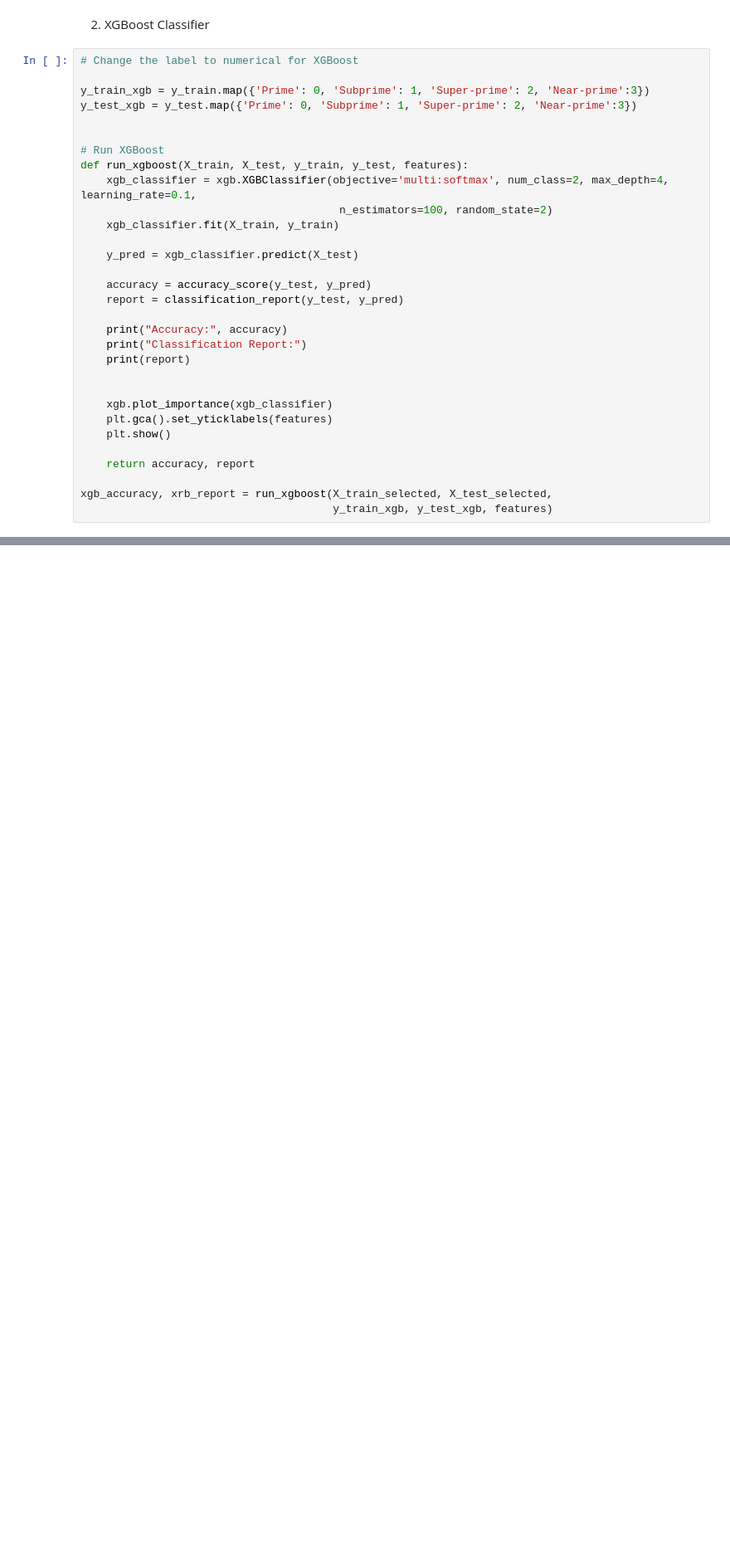
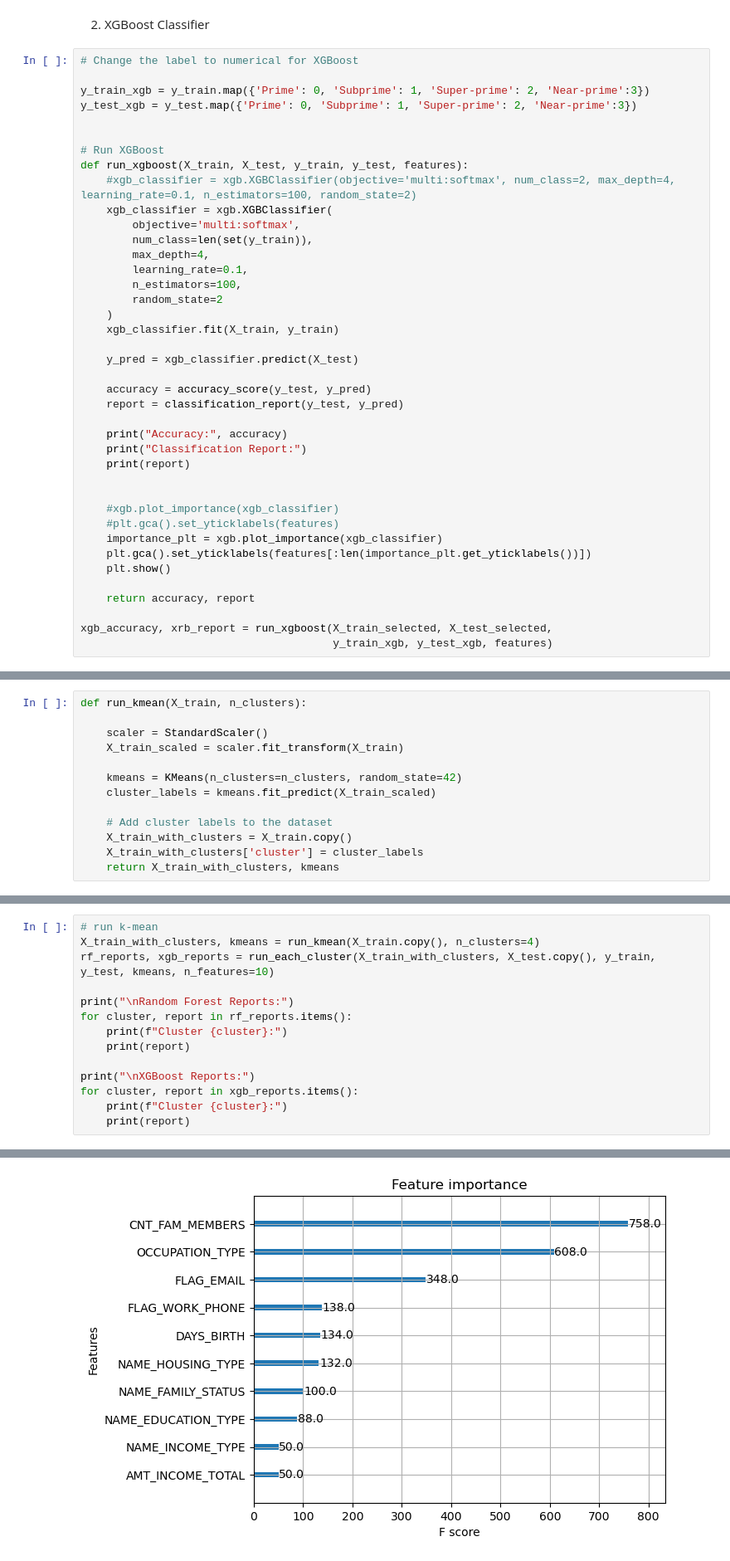
Before and after one commit to chcui23/credit-risk-prediction, a Jupyter notebook: credit-risk-prediction.ipynb, the cells around one changed output, grey strips where cells are left out. Shown at 83% size. Saved outputs shown, nothing was run; the diff lists cells and outputs as text; blank space fills up the shorter version.

```diff
--- a/credit-risk-prediction.ipynb
+++ b/credit-risk-prediction.ipynb
@@ -181,8 +197,15 @@ y_test_xgb = y_test.map({'Prime': 0, 'Subprime': 1, 'Super-prime': 2, 'Near-prim
 
 # Run XGBoost
 def run_xgboost(X_train, X_test, y_train, y_test, features):
-    xgb_classifier = xgb.XGBClassifier(objective='multi:softmax', num_class=2, max_depth=4, learning_rate=0.1,
-                                        n_estimators=100, random_state=2)
+    #xgb_classifier = xgb.XGBClassifier(objective='multi:softmax', num_class=2, max_depth=4, learning_rate=0.1, n_estimators=100, random_state=2)
+    xgb_classifier = xgb.XGBClassifier(
+        objective='multi:softmax',
+        num_class=len(set(y_train)),
+        max_depth=4,
+        learning_rate=0.1,
+        n_estimators=100,
+        random_state=2
+    )
     xgb_classifier.fit(X_train, y_train)
 
     y_pred = xgb_classifier.predict(X_test)
@@ -195,8 +218,10 @@ def run_xgboost(X_train, X_test, y_train, y_test, features):
     print(report)
 
 
-    xgb.plot_importance(xgb_classifier)
-    plt.gca().set_yticklabels(features)
+    #xgb.plot_importance(xgb_classifier)
+    #plt.gca().set_yticklabels(features)
+    importance_plt = xgb.plot_importance(xgb_classifier)
+    plt.gca().set_yticklabels(features[:len(importance_plt.get_yticklabels())])
     plt.show()
 
     return accuracy, report
@@ -217,0 +245,13 @@ weighted avg       0.64      0.66      0.54      7292
+# %%
+def run_kmean(X_train, n_clusters):
+
+    scaler = StandardScaler()
+    X_train_scaled = scaler.fit_transform(X_train)
+
+    kmeans = KMeans(n_clusters=n_clusters, random_state=42)
+    cluster_labels = kmeans.fit_predict(X_train_scaled)
+
+    # Add cluster labels to the dataset
+    X_train_with_clusters = X_train.copy()
+    X_train_with_clusters['cluster'] = cluster_labels
+    return X_train_with_clusters, kmeans
@@ -217,0 +301,15 @@ weighted avg       0.64      0.66      0.54      7292
+# %%
+# run k-mean
+X_train_with_clusters, kmeans = run_kmean(X_train.copy(), n_clusters=4)
+rf_reports, xgb_reports = run_each_cluster(X_train_with_clusters, X_test.copy(), y_train, y_test, kmeans, n_features=10)
+
+print("\nRandom Forest Reports:")
+for cluster, report in rf_reports.items():
+    print(f"Cluster {cluster}:")
+    print(report)
+
+print("\nXGBoost Reports:")
+for cluster, report in xgb_reports.items():
+    print(f"Cluster {cluster}:")
+    print(report)
+# %% [output]
@@ -217,0 +333 @@ weighted avg       0.64      0.66      0.54      7292
+[figure, added]
```
Also changed, not shown: parts of 5 cells of this notebook.
